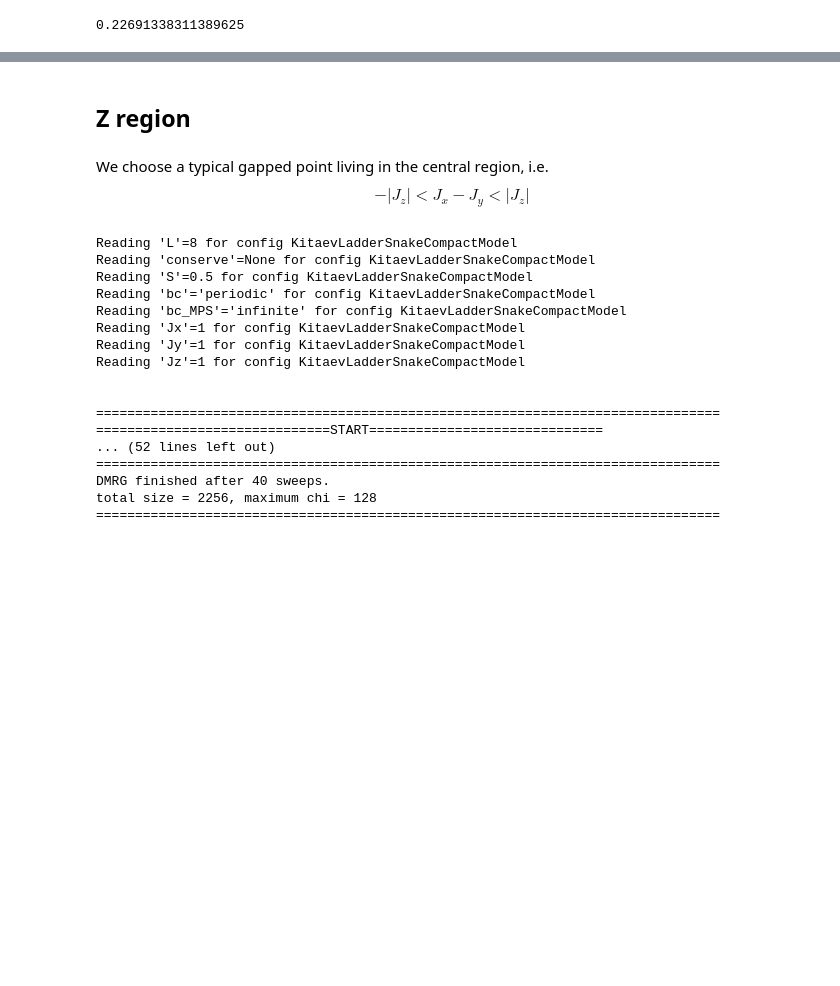
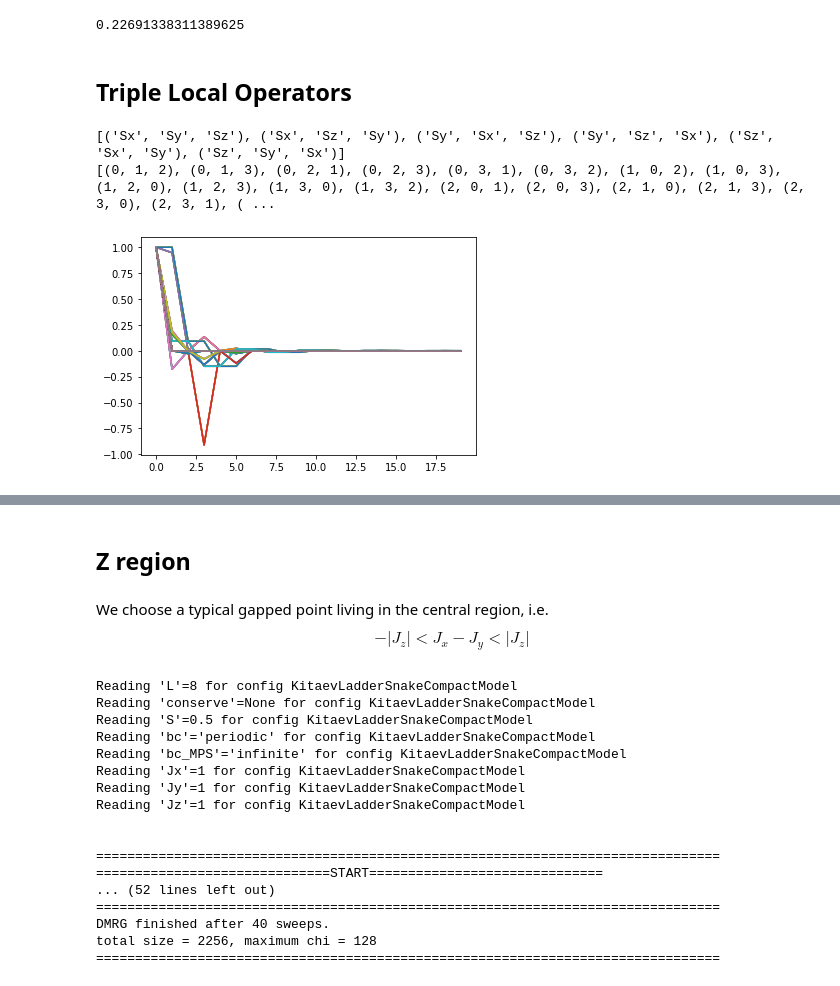
Before and after one commit to JerryChen97/KitaevLadder, a Jupyter notebook: Correlation functions and local order parameters.ipynb, the cells around one changed output, grey strips where cells are left out. Drawn from its saved outputs; the diff is of its cells as text; code cells hidden in the pictures; blank space fills up the shorter version.

```diff
--- a/Correlation functions and local order parameters.ipynb
+++ b/Correlation functions and local order parameters.ipynb
@@ -284,3 +283,24 @@ Delta = np.sqrt(ratio) * (1 - (Jz / Jm)**2)**(1/4) / (2 * (1 + ratio))
 print(Delta)
 # %% [output]
 0.22691338311389625
+# %% [markdown]
+## Triple Local Operators
+# %%
+from itertools import permutations, product
+print(list(permutations(ops)))
+i0s = [0, 1, 2, 3]
+print(list(permutations(i0s, 3)))
+# %% [output]
+[('Sx', 'Sy', 'Sz'), ('Sx', 'Sz', 'Sy'), ('Sy', 'Sx', 'Sz'), ('Sy', 'Sz', 'Sx'), ('Sz', 'Sx', 'Sy'), ('Sz', 'Sy', 'Sx')]
+[(0, 1, 2), (0, 1, 3), (0, 2, 1), (0, 2, 3), (0, 3, 1), (0, 3, 2), (1, 0, 2), (1, 0, 3), (1, 2, 0), (1, 2, 3), (1, 3, 0), (1, 3, 2), (2, 0, 1), (2, 0, 3), (2, 1, 0), (2, 1, 3), (2, 3, 0), (2, 3, 1), ( ...
+# %%
+def multiple_local_op_diff(psi, ops=['Sx', 'Sy', 'Sz'], i0s=[0, 1, 2], d=1):
+    return psi.expectation_value_term(term=[(op, i0) for op, i0 in zip(ops, i0s)] + [(op, i0+d) for op, i0 in zip(ops, i0s)])*(2**(2*len(ops)))
+def multiple_local_op_diff_corr_func(psi, ops=['Sx', 'Sy', 'Sz'], i0s=[0, 1, 2], dN=20):
+    return [multiple_local_op_diff(psi, ops=ops, i0s=i0s, d=d) for d in range(dN)]
+# %%
+for ops_input in list(product(ops, ops, ops)):
+    for i0s_input in list(permutations(i0s, 3)):
+        plt.plot(multiple_local_op_diff_corr_func(psi, ops=ops_input, i0s=i0s_input))
+# %% [output]
+[figure, added]
```
Also changed, not shown: parts of 12 cells of this notebook, 1 other file.
